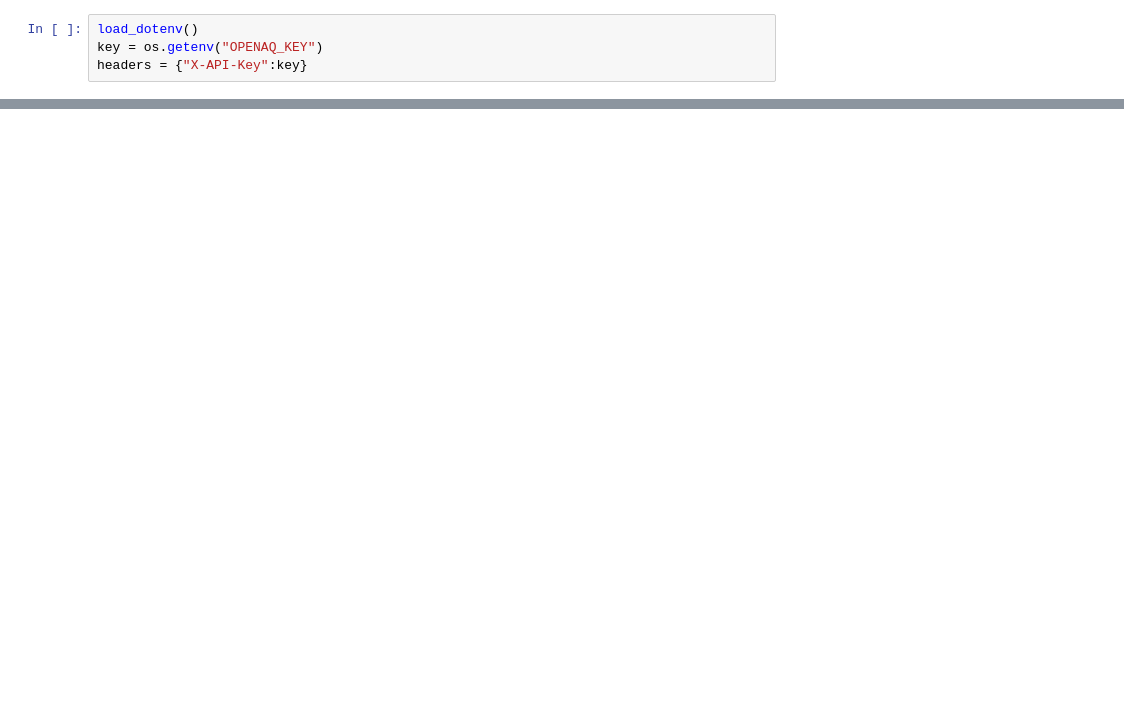
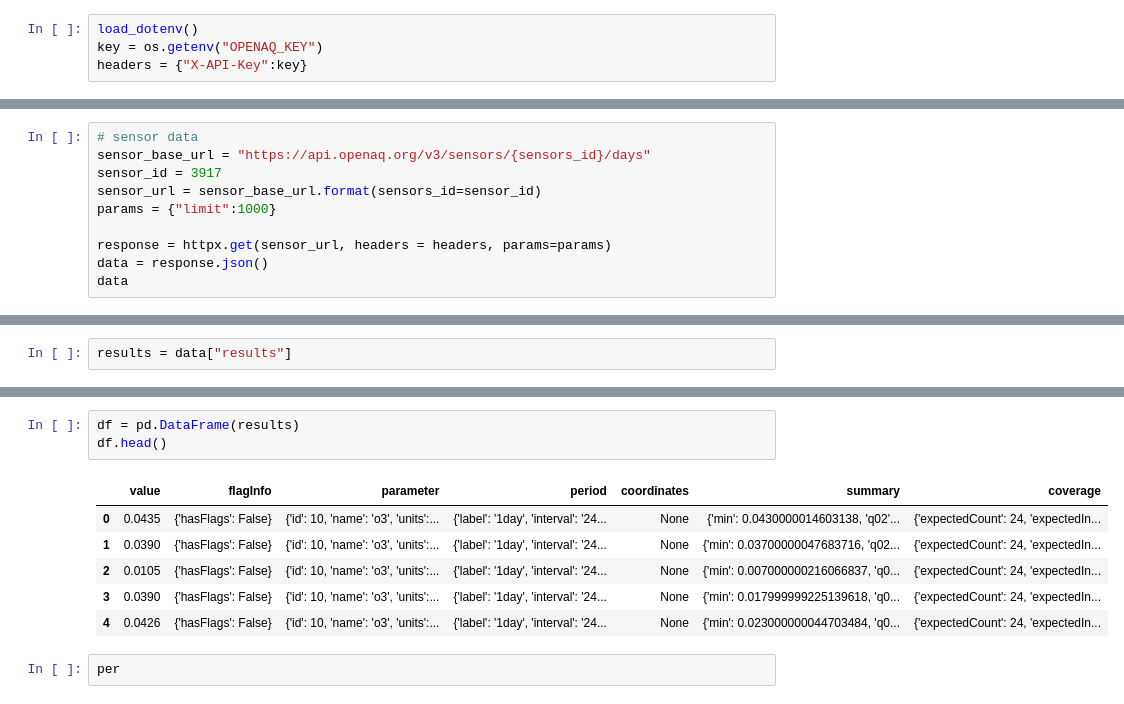
Before and after one commit to AhmadFaisalAhmadSazali/air_quality, a Jupyter notebook: development/openaq_endpoint_test.ipynb, the cells around one changed output, grey strips where cells are left out. Saved outputs shown, nothing was run; the diff lists cells and outputs as text; blank space fills up the shorter version.

Commit message:
data parsing

```diff
--- a/development/openaq_endpoint_test.ipynb
+++ b/development/openaq_endpoint_test.ipynb
@@ -31,3 +35,13 @@ data
      'name': 'um003',
      'units': 'particles/cm³',
      'displayName': None}]}]}
+# %%
+# sensor data
+sensor_base_url = "https://api.openaq.org/v3/sensors/{sensors_id}/days"
+sensor_id = 3917
+sensor_url = sensor_base_url.format(sensors_id=sensor_id)
+params = {"limit":1000}
+
+response = httpx.get(sensor_url, headers = headers, params=params)
+data = response.json()
+data
@@ -33,0 +66,2 @@ data
+# %%
+results = data["results"]
@@ -33,0 +88,12 @@ data
+# %%
+df = pd.DataFrame(results)
+df.head()
+# %% [output]
+|  | value | flagInfo | parameter | period | coordinates | summary | coverage |
+| 0 | 0.0435 | {'hasFlags': False} | {'id': 10, 'name': 'o3', 'units':... | {'label': '1day', 'interval': '24... | None | {'min': 0.0430000014603138, 'q02'... | {'expectedCount': 24, 'expectedIn... |
+| 1 | 0.0390 | {'hasFlags': False} | {'id': 10, 'name': 'o3', 'units':... | {'label': '1day', 'interval': '24... | None | {'min': 0.03700000047683716, 'q02... | {'expectedCount': 24, 'expectedIn... |
+| 2 | 0.0105 | {'hasFlags': False} | {'id': 10, 'name': 'o3', 'units':... | {'label': '1day', 'interval': '24... | None | {'min': 0.007000000216066837, 'q0... | {'expectedCount': 24, 'expectedIn... |
+| 3 | 0.0390 | {'hasFlags': False} | {'id': 10, 'name': 'o3', 'units':... | {'label': '1day', 'interval': '24... | None | {'min': 0.017999999225139618, 'q0... | {'expectedCount': 24, 'expectedIn... |
+| 4 | 0.0426 | {'hasFlags': False} | {'id': 10, 'name': 'o3', 'units':... | {'label': '1day', 'interval': '24... | None | {'min': 0.023000000044703484, 'q0... | {'expectedCount': 24, 'expectedIn... |
+# %%
+per
```
Also changed, not shown: parts of 4 cells of this notebook.
